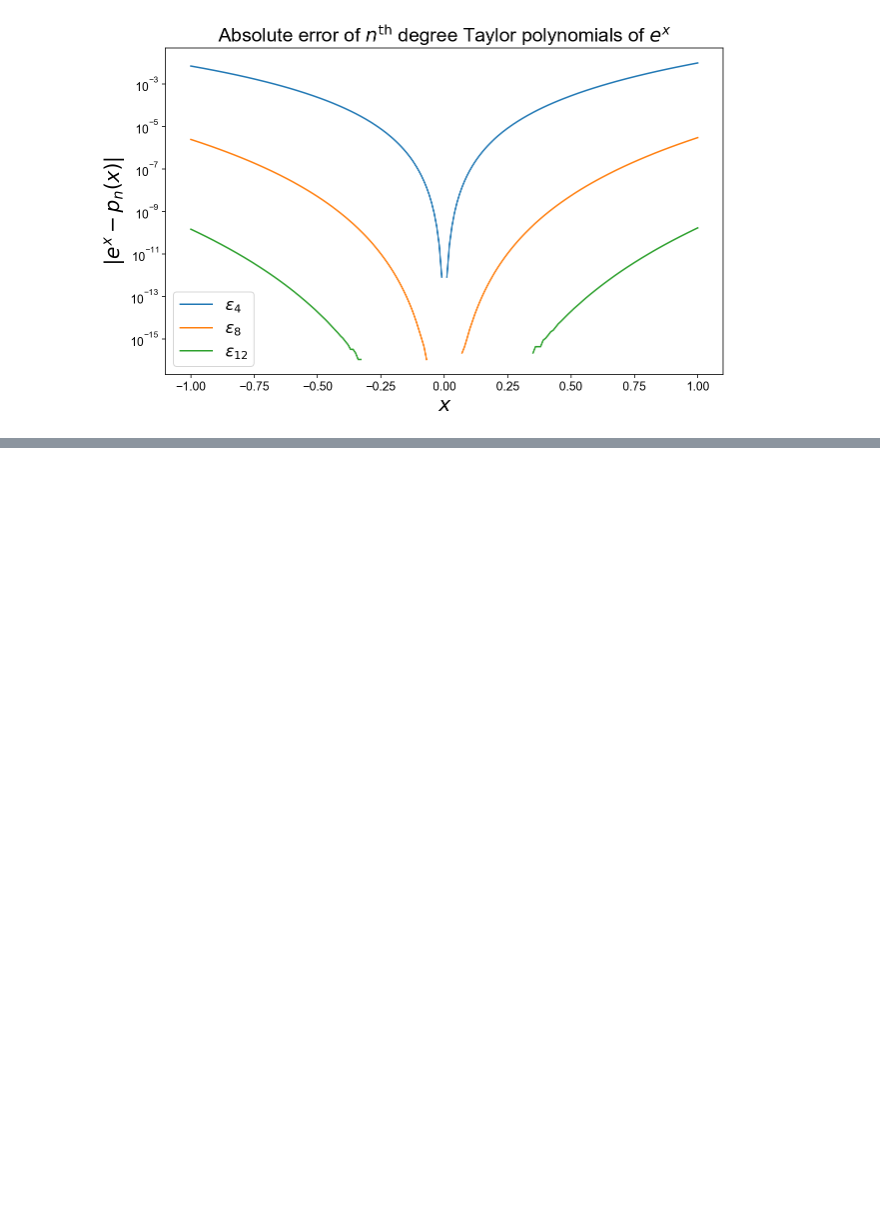
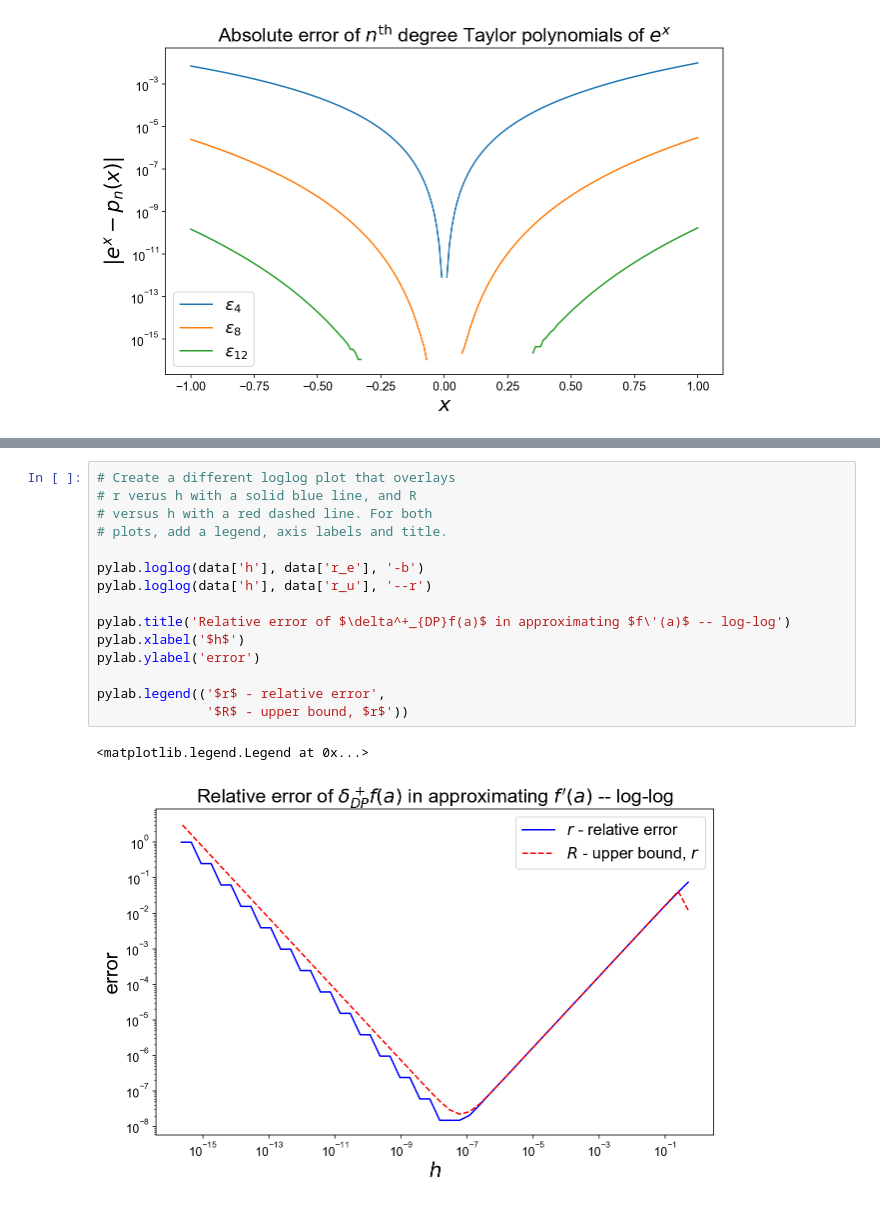
Before and after one commit to andy-rash/MATH3316, a Jupyter notebook: Project1/MATH3316-Project1/doc/RobertRash_MATH3316_Project1.ipynb, the cells around one changed output, grey strips where cells are left out. Drawn from its saved outputs; the diff is of its cells as text; blank space fills up the shorter version.

```diff
--- a/Project1/MATH3316-Project1/doc/RobertRash_MATH3316_Project1.ipynb
+++ b/Project1/MATH3316-Project1/doc/RobertRash_MATH3316_Project1.ipynb
@@ -75,0 +280,18 @@ The plotted results of the error calculations above demonstrate that $p_{12}(1)$
+# %%
+# Create a different loglog plot that overlays
+# r verus h with a solid blue line, and R
+# versus h with a red dashed line. For both
+# plots, add a legend, axis labels and title.
+
+pylab.loglog(data['h'], data['r_e'], '-b')
+pylab.loglog(data['h'], data['r_u'], '--r')
+
+pylab.title('Relative error of $\delta^+_{DP}f(a)$ in approximating $f\'(a)$ -- log-log')
+pylab.xlabel('$h$')
+pylab.ylabel('error')
+
+pylab.legend(('$r$ - relative error',
+              '$R$ - upper bound, $r$'))
+# %% [output]
+<matplotlib.legend.Legend at 0x...>
+[figure, added]
```
Also changed, not shown: parts of 28 cells of this notebook, 10 other files.
